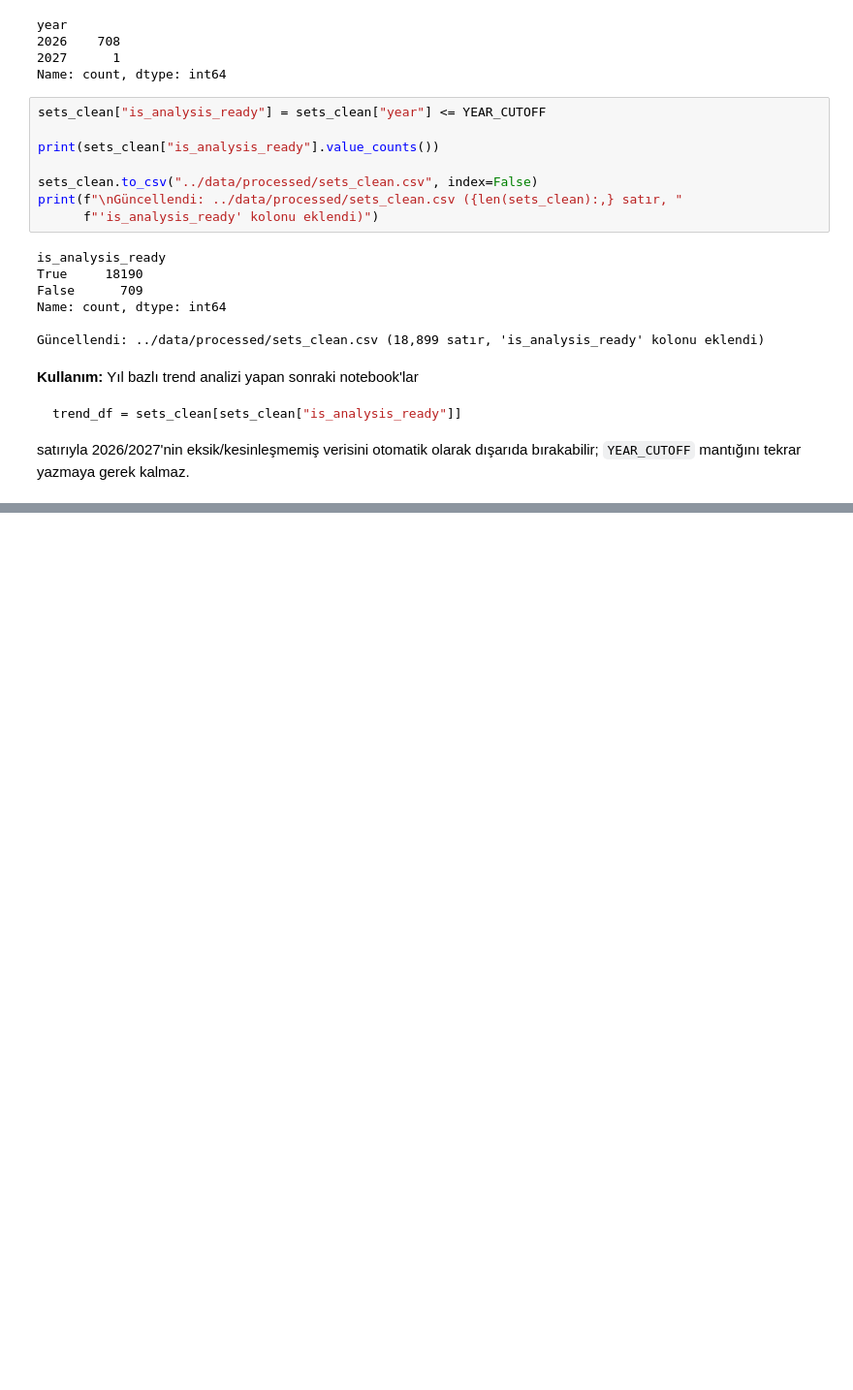
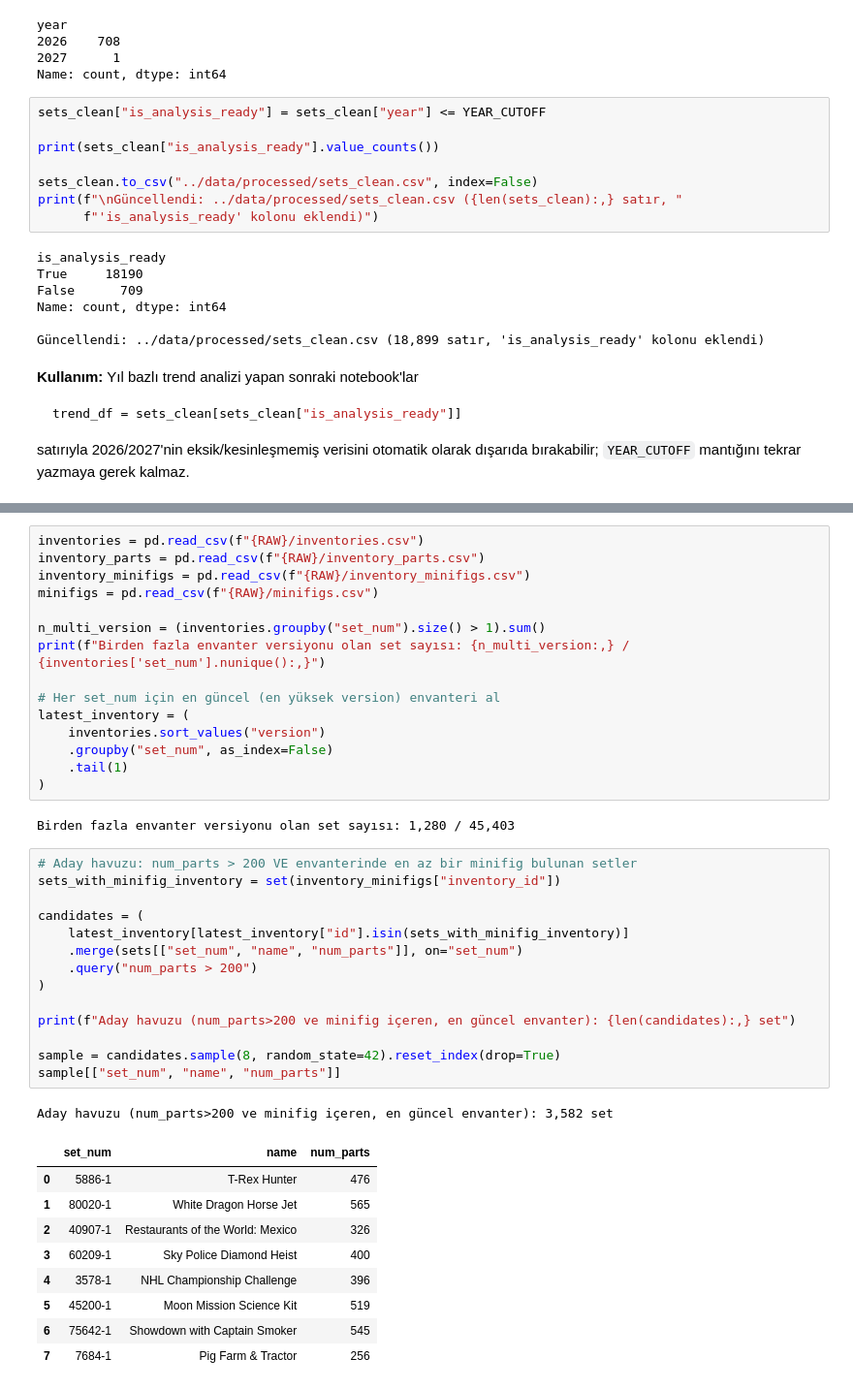
Before and after one commit to didemmrsln/brick-by-brick-lego-analysis, a Jupyter notebook: notebooks/01_data_quality_check.ipynb, the cells around one changed output, grey strips where cells are left out. Shown at 97% size. Saved outputs shown, nothing was run; the diff lists cells and outputs as text; blank space fills up the shorter version.

```diff
--- a/notebooks/01_data_quality_check.ipynb
+++ b/notebooks/01_data_quality_check.ipynb
@@ -413,0 +439,42 @@ mantığını tekrar yazmaya gerek kalmaz.
+# %%
+inventories = pd.read_csv(f"{RAW}/inventories.csv")
+inventory_parts = pd.read_csv(f"{RAW}/inventory_parts.csv")
+inventory_minifigs = pd.read_csv(f"{RAW}/inventory_minifigs.csv")
+minifigs = pd.read_csv(f"{RAW}/minifigs.csv")
+
+n_multi_version = (inventories.groupby("set_num").size() > 1).sum()
+print(f"Birden fazla envanter versiyonu olan set sayısı: {n_multi_version:,} / {inventories['set_num'].nunique():,}")
+
+# Her set_num için en güncel (en yüksek version) envanteri al
+latest_inventory = (
+    inventories.sort_values("version")
+    .groupby("set_num", as_index=False)
+    .tail(1)
+)
+# %% [output]
+Birden fazla envanter versiyonu olan set sayısı: 1,280 / 45,403
+# %%
+# Aday havuzu: num_parts > 200 VE envanterinde en az bir minifig bulunan setler
+sets_with_minifig_inventory = set(inventory_minifigs["inventory_id"])
+
+candidates = (
+    latest_inventory[latest_inventory["id"].isin(sets_with_minifig_inventory)]
+    .merge(sets[["set_num", "name", "num_parts"]], on="set_num")
+    .query("num_parts > 200")
+)
+
+print(f"Aday havuzu (num_parts>200 ve minifig içeren, en güncel envanter): {len(candidates):,} set")
+
+sample = candidates.sample(8, random_state=42).reset_index(drop=True)
+sample[["set_num", "name", "num_parts"]]
+# %% [output]
+Aday havuzu (num_parts>200 ve minifig içeren, en güncel envanter): 3,582 set
+|  | set_num | name | num_parts |
+| 0 | 5886-1 | T-Rex Hunter | 476 |
+| 1 | 80020-1 | White Dragon Horse Jet | 565 |
+| 2 | 40907-1 | Restaurants of the World: Mexico | 326 |
+| 3 | 60209-1 | Sky Police Diamond Heist | 400 |
+| 4 | 3578-1 | NHL Championship Challenge | 396 |
+| 5 | 45200-1 | Moon Mission Science Kit | 519 |
+| 6 | 75642-1 | Showdown with Captain Smoker | 545 |
+| 7 | 7684-1 | Pig Farm & Tractor | 256 |
```
Also changed, not shown: parts of 4 cells of this notebook.
